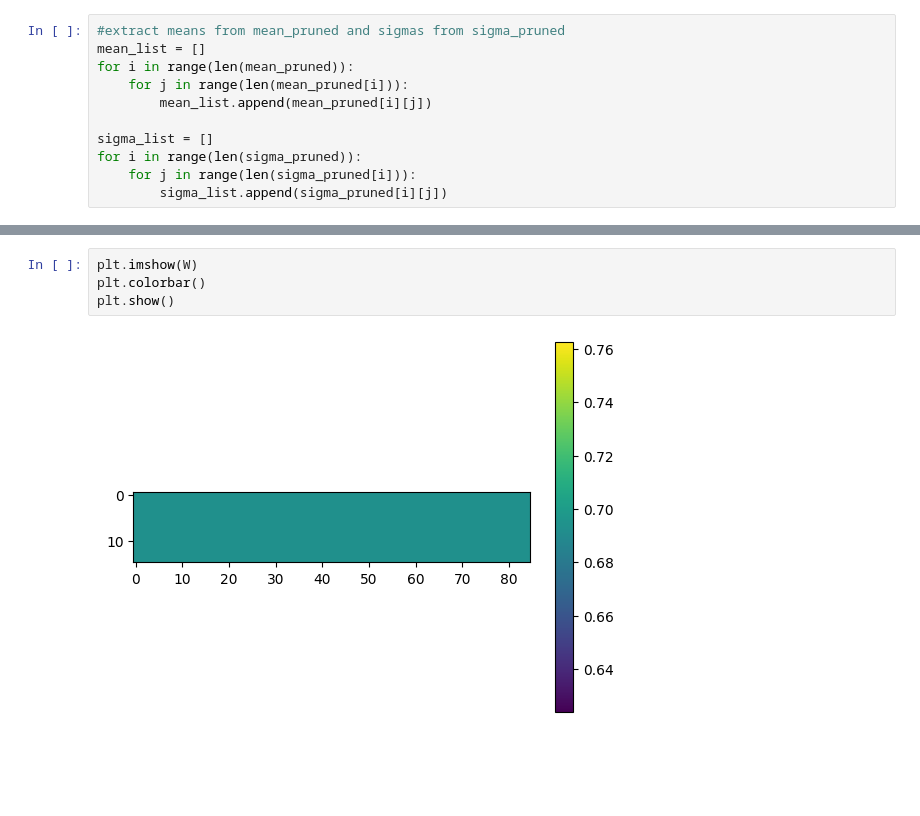
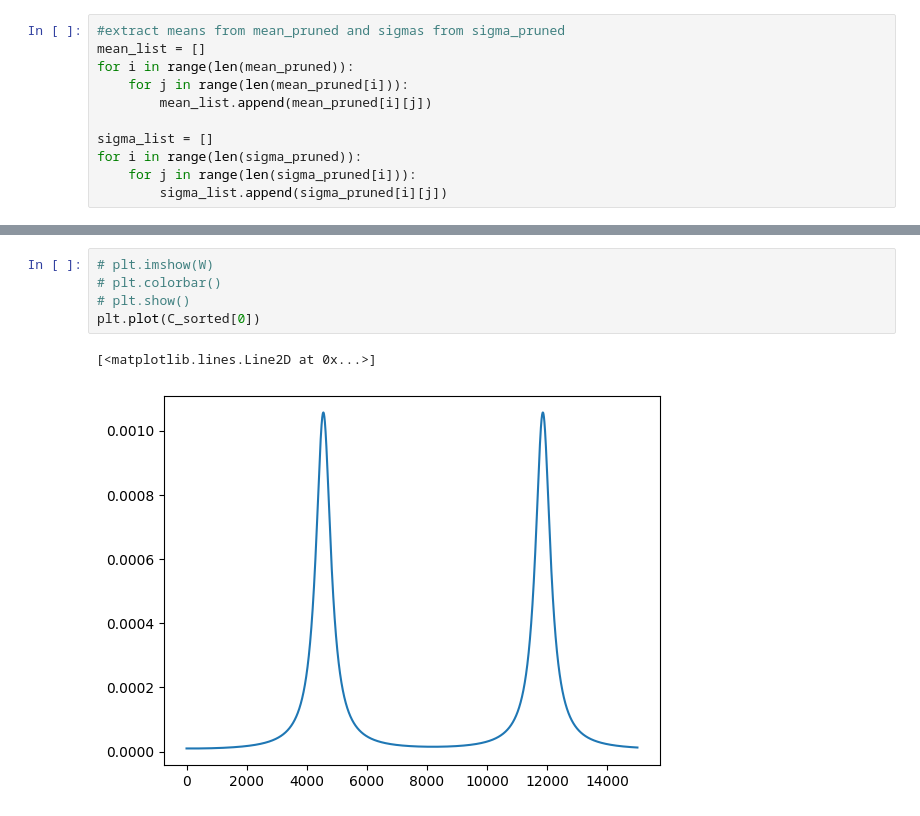
Before and after one commit to LucasEmcken/Bachelorprojekt, a Jupyter notebook: pipeline.ipynb, the cells around one changed output, grey strips where cells are left out. Drawn from its saved outputs; the diff is of its cells as text; blank space fills up the shorter version.

```diff
--- a/pipeline.ipynb
+++ b/pipeline.ipynb
@@ -329,6 +349,8 @@ ValueError: operands could not be broadcast together with shapes (15000,) (15,)
 # %%
-plt.imshow(W)
-plt.colorbar()
-plt.show()
+# plt.imshow(W)
+# plt.colorbar()
+# plt.show()
+plt.plot(C_sorted[0])
 # %% [output]
+[<matplotlib.lines.Line2D at 0x...>]
-[figure, old version]
+[figure, new version]
```
Also changed, not shown: parts of 8 cells of this notebook.
